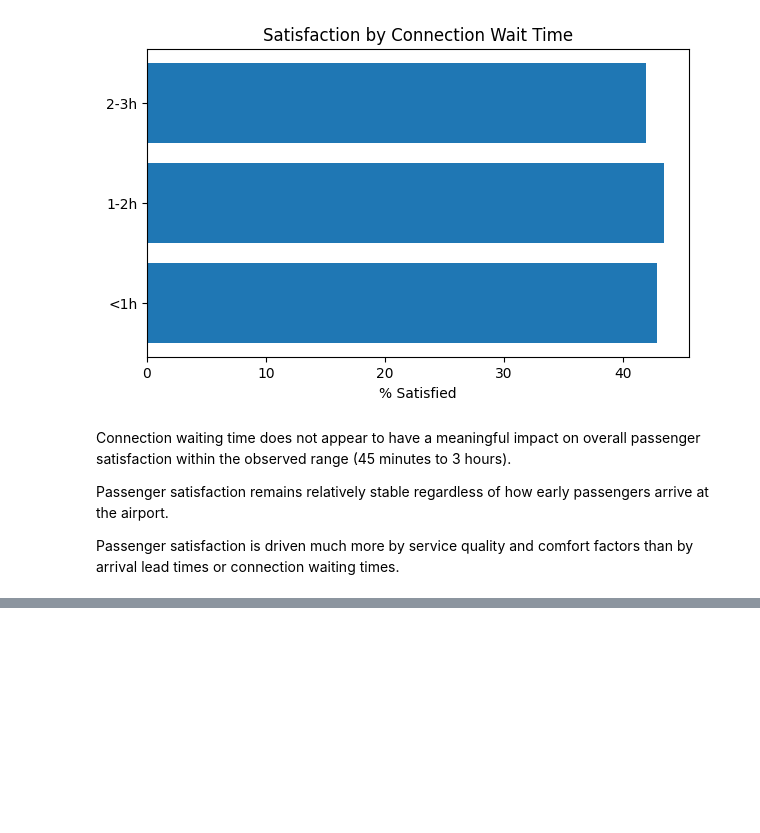
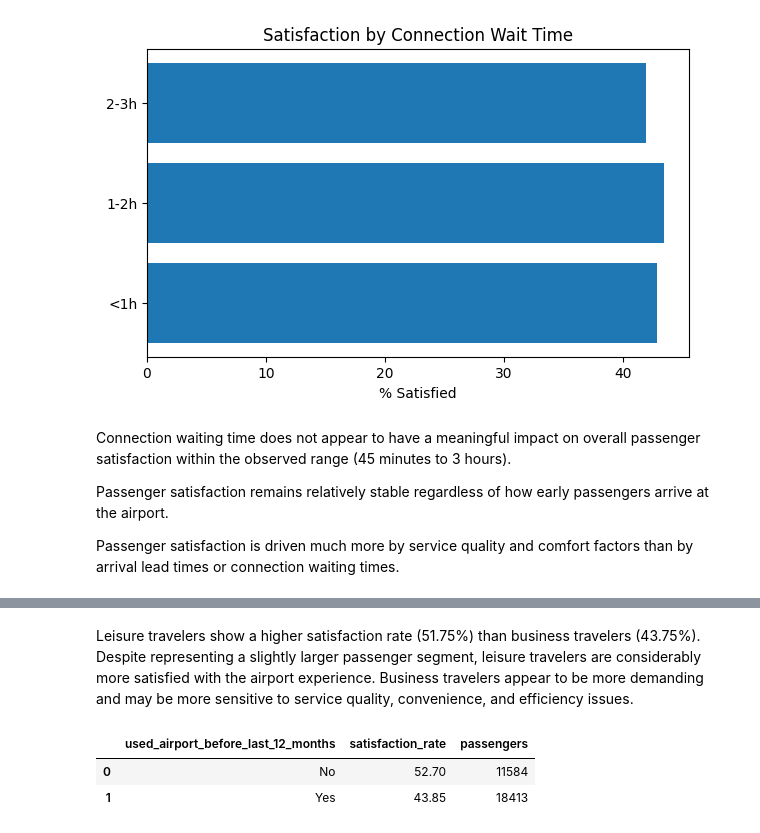
Before and after one commit to beldjilalibouchraa/Passenger-Satisfaction-Analytics-Project, a Jupyter notebook: Passengers analysis jupyter project.ipynb, the cells around one changed output, grey strips where cells are left out. Drawn from its saved outputs; the diff is of its cells as text; code cells hidden in the pictures; blank space fills up the shorter version.

```diff
--- a/Passengers analysis jupyter project.ipynb
+++ b/Passengers analysis jupyter project.ipynb
@@ -537,0 +553,18 @@ Passenger satisfaction is driven much more by service quality and comfort factor
+# %% [markdown]
+Leisure travelers show a higher satisfaction rate (51.75%) than business travelers (43.75%). Despite representing a slightly larger passenger segment, leisure travelers are considerably more satisfied with the airport experience. Business travelers appear to be more demanding and may be more sensitive to service quality, convenience, and efficiency issues.
+# %%
+returning_vs_new = (
+    df[df['used_airport_before_last_12_months'].isin(['Yes', 'No'])]
+      .groupby('used_airport_before_last_12_months')
+      .agg(
+          satisfaction_rate=('liked', lambda x: round(x.mean() * 100, 2)),
+          passengers=('liked', 'count')
+      )
+      .reset_index()
+)
+
+returning_vs_new
+# %% [output]
+|  | used_airport_before_last_12_months | satisfaction_rate | passengers |
+| 0 | No | 52.70 | 11584 |
+| 1 | Yes | 43.85 | 18413 |
```
Also changed, not shown: parts of 22 cells of this notebook.
